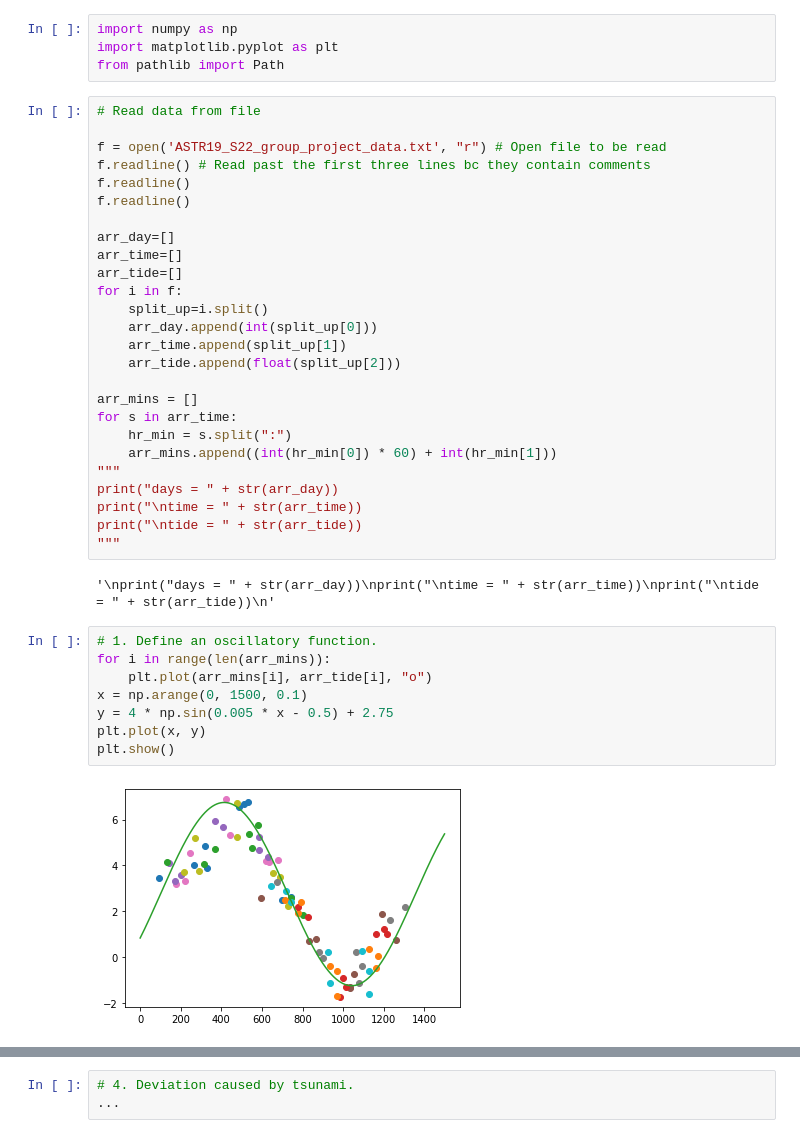
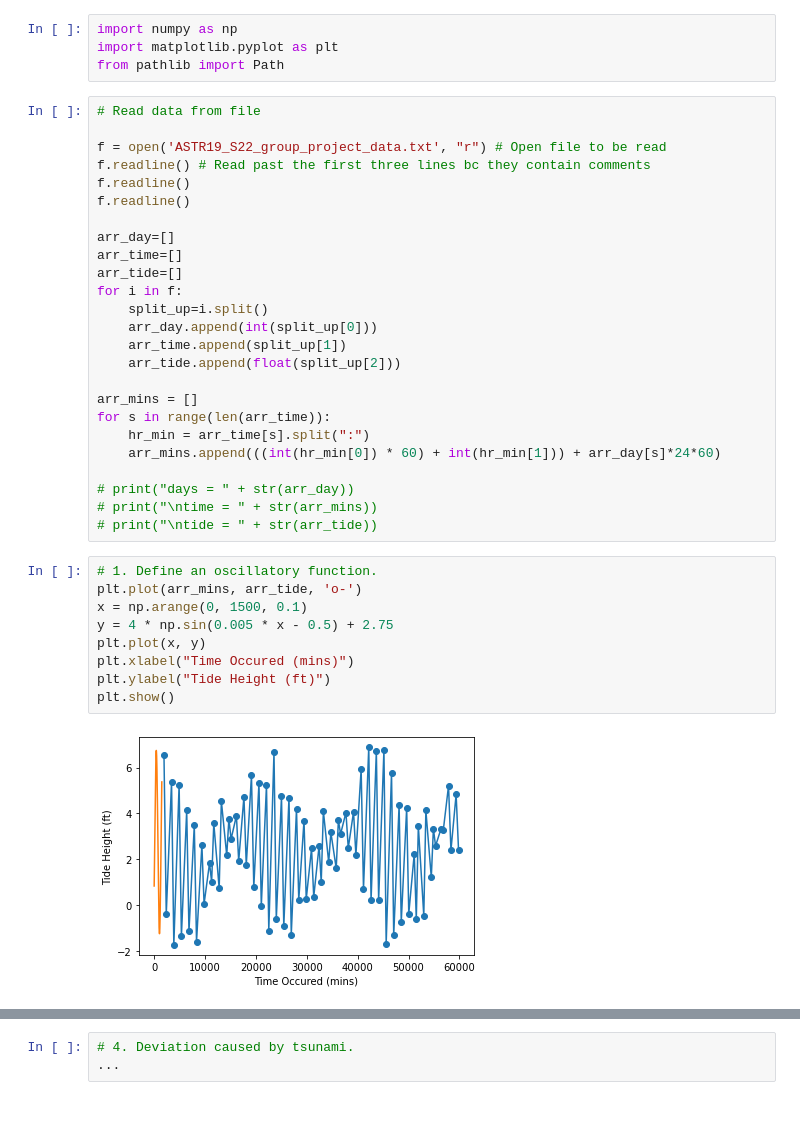
Before and after one commit to Anj-Pra/GroupA5_Astr19, a Jupyter notebook: Group5A_TidalProject.ipynb, the cells around one changed output, grey strips where cells are left out. Cells and saved outputs as stored; diff of their text form; blank space fills up the shorter version.

```diff
--- a/Group5A_TidalProject.ipynb
+++ b/Group5A_TidalProject.ipynb
@@ -23,25 +23,23 @@ for i in f:
     arr_tide.append(float(split_up[2]))
 
 arr_mins = []
-for s in arr_time:
-    hr_min = s.split(":")
-    arr_mins.append((int(hr_min[0]) * 60) + int(hr_min[1]))
-"""
-print("days = " + str(arr_day))
-print("\ntime = " + str(arr_time))
-print("\ntide = " + str(arr_tide))
-"""
+for s in range(len(arr_time)):
+    hr_min = arr_time[s].split(":")
+    arr_mins.append(((int(hr_min[0]) * 60) + int(hr_min[1])) + arr_day[s]*24*60)
+
+# print("days = " + str(arr_day))
+# print("\ntime = " + str(arr_mins))
+# print("\ntide = " + str(arr_tide))
-# %% [output]
-'\nprint("days = " + str(arr_day))\nprint("\ntime = " + str(arr_time))\nprint("\ntide = " + str(arr_tide))\n'
 # %%
 # 1. Define an oscillatory function.
-for i in range(len(arr_mins)):
-    plt.plot(arr_mins[i], arr_tide[i], "o")
+plt.plot(arr_mins, arr_tide, 'o-')
 x = np.arange(0, 1500, 0.1)
 y = 4 * np.sin(0.005 * x - 0.5) + 2.75
 plt.plot(x, y)
+plt.xlabel("Time Occured (mins)")
+plt.ylabel("Tide Height (ft)")
 plt.show()
 # %% [output]
-[figure, old version]
+[figure, new version]
 # %%
 # 2. Fit the function to the data.
```
Also changed, not shown: parts of 2 cells of this notebook.
